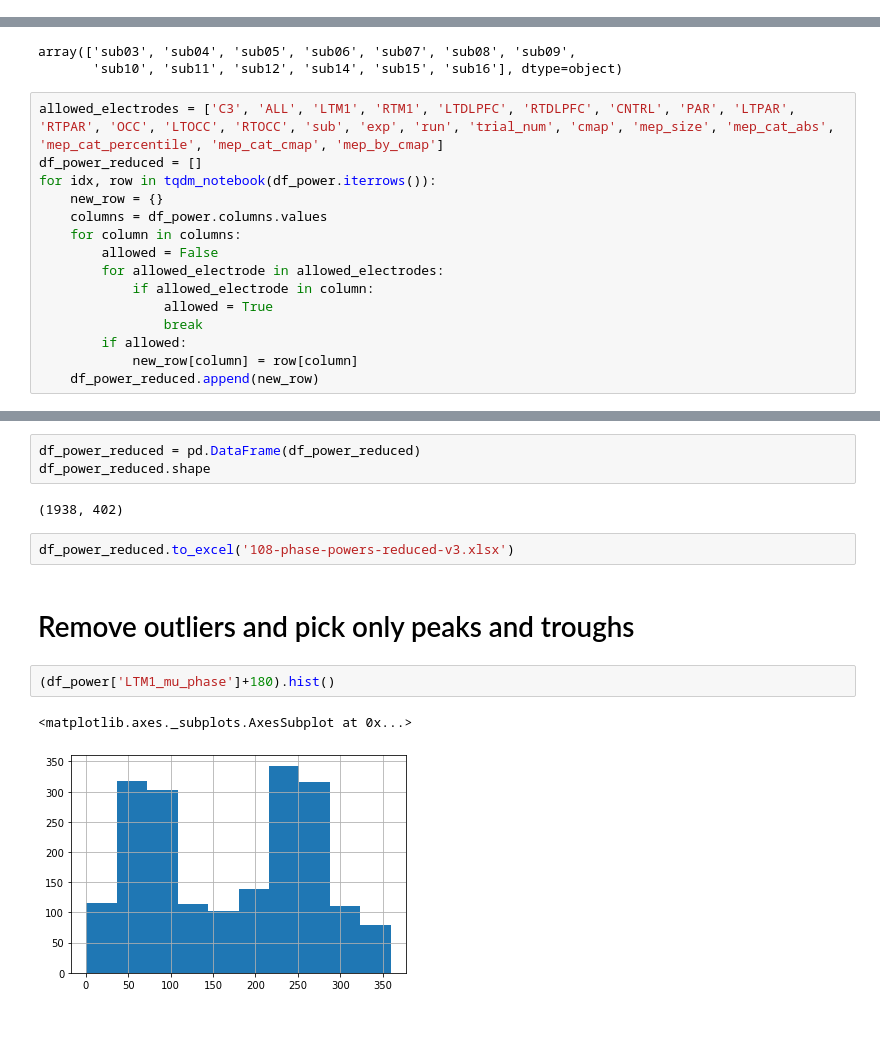
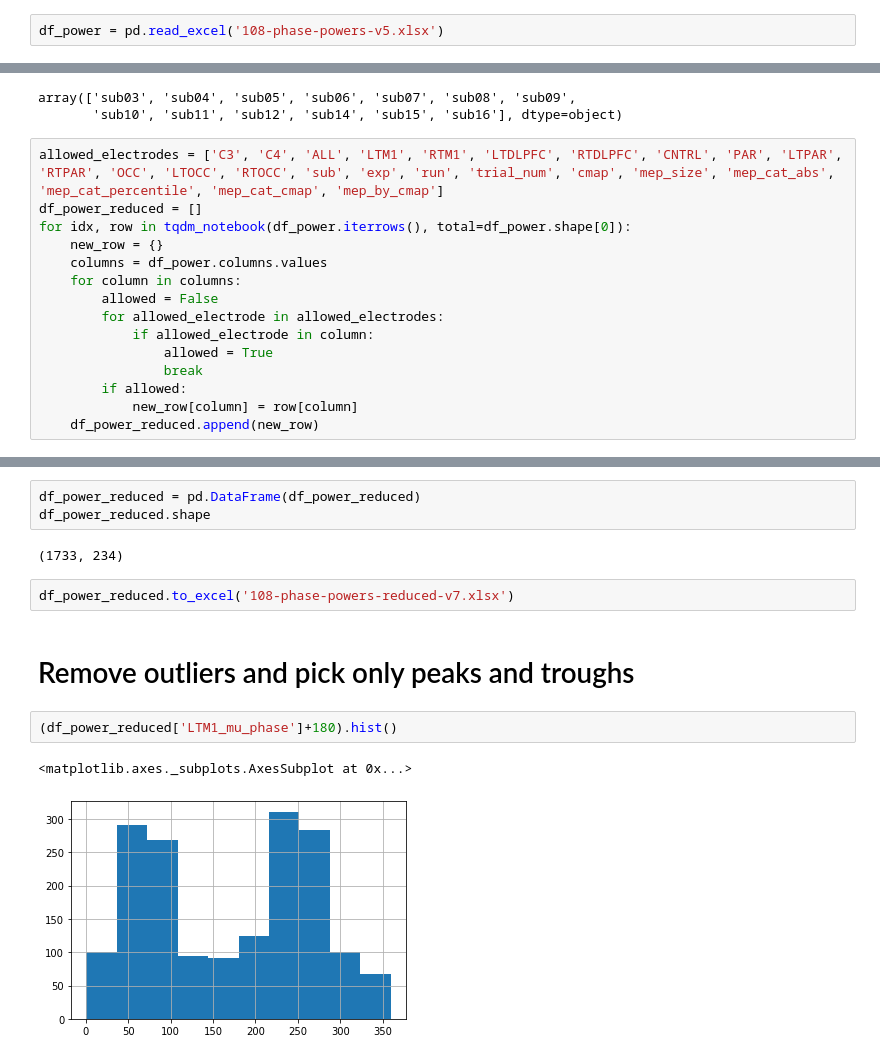
Before and after one commit to alamkanak/EEG-Correlation, a Jupyter notebook: 108-new-eeg-data-hjorth.ipynb, the cells around one changed output, grey strips where cells are left out. Saved outputs shown, nothing was run; the diff lists cells and outputs as text; blank space fills up the shorter version.

Commit message:
Implement hussain et al. and generate excel files

```diff
--- a/108-new-eeg-data-hjorth.ipynb
+++ b/108-new-eeg-data-hjorth.ipynb
@@ -456,3 +465,5 @@ df_power.to_excel('108-phase-powers-v5.xlsx')
+# %%
+df_power = pd.read_excel('108-phase-powers-v5.xlsx')
 # %%
 df_power.shape
 # %% [output]
@@ -473,9 +484,9 @@ df_power['sub'].unique()
 array(['sub03', 'sub04', 'sub05', 'sub06', 'sub07', 'sub08', 'sub09',
        'sub10', 'sub11', 'sub12', 'sub14', 'sub15', 'sub16'], dtype=object)
 # %%
-allowed_electrodes = ['C3', 'ALL', 'LTM1', 'RTM1', 'LTDLPFC', 'RTDLPFC', 'CNTRL', 'PAR', 'LTPAR', 'RTPAR', 'OCC', 'LTOCC', 'RTOCC', 'sub', 'exp', 'run', 'trial_num', 'cmap', 'mep_size', 'mep_cat_abs', 'mep_cat_percentile', 'mep_cat_cmap', 'mep_by_cmap']
+allowed_electrodes = ['C3', 'C4', 'ALL', 'LTM1', 'RTM1', 'LTDLPFC', 'RTDLPFC', 'CNTRL', 'PAR', 'LTPAR', 'RTPAR', 'OCC', 'LTOCC', 'RTOCC', 'sub', 'exp', 'run', 'trial_num', 'cmap', 'mep_size', 'mep_cat_abs', 'mep_cat_percentile', 'mep_cat_cmap', 'mep_by_cmap']
 df_power_reduced = []
-for idx, row in tqdm_notebook(df_power.iterrows()):
+for idx, row in tqdm_notebook(df_power.iterrows(), total=df_power.shape[0]):
     new_row = {}
     columns = df_power.columns.values
     for column in columns:
@@ -493,13 +504,13 @@ for idx, row in tqdm_notebook(df_power.iterrows()):
 df_power_reduced = pd.DataFrame(df_power_reduced)
 df_power_reduced.shape
 # %% [output]
-(1938, 402)
+(1733, 234)
 # %%
-df_power_reduced.to_excel('108-phase-powers-reduced-v3.xlsx')
+df_power_reduced.to_excel('108-phase-powers-reduced-v7.xlsx')
 # %% [markdown]
 # Remove outliers and pick only peaks and troughs
 # %%
-(df_power['LTM1_mu_phase']+180).hist()
+(df_power_reduced['LTM1_mu_phase']+180).hist()
 # %% [output]
 <matplotlib.axes._subplots.AxesSubplot at 0x...>
-[figure, old version]
+[figure, new version]
```
Also changed, not shown: parts of 43 cells of this notebook, 34 other files.
